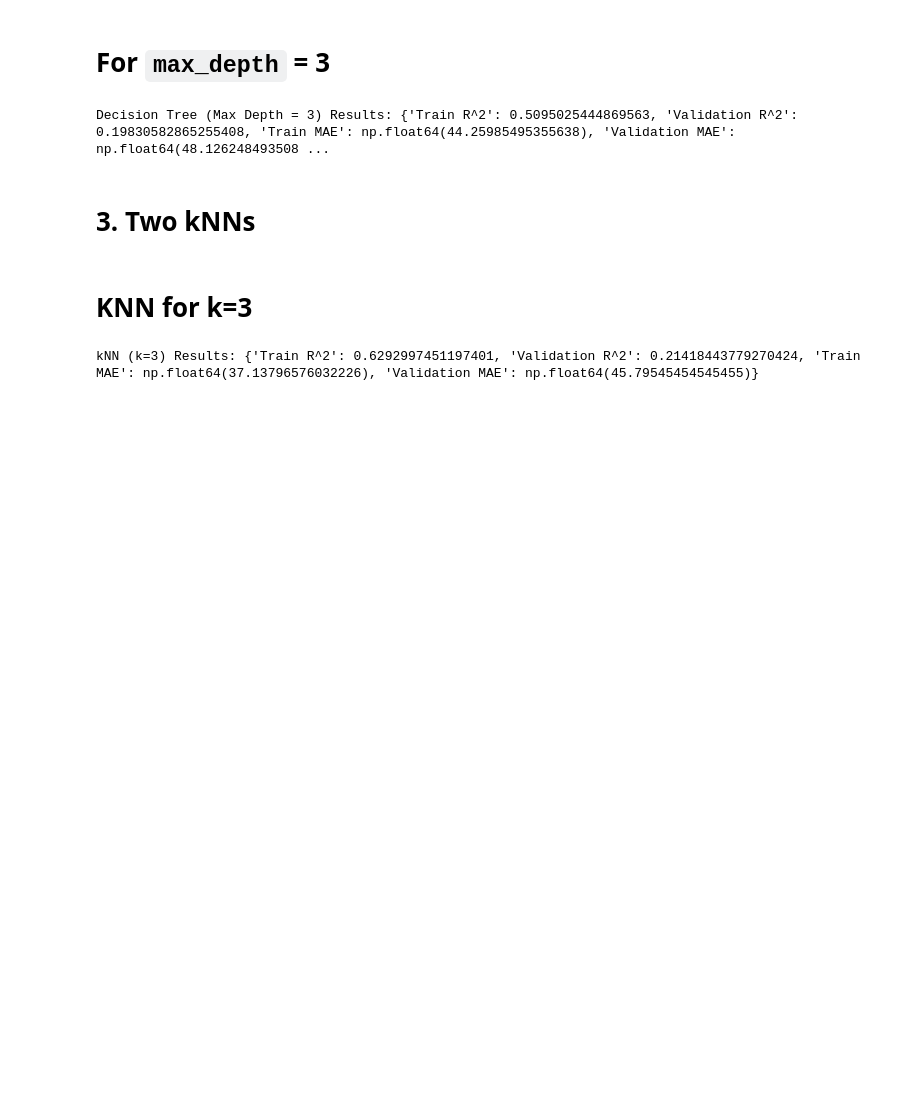
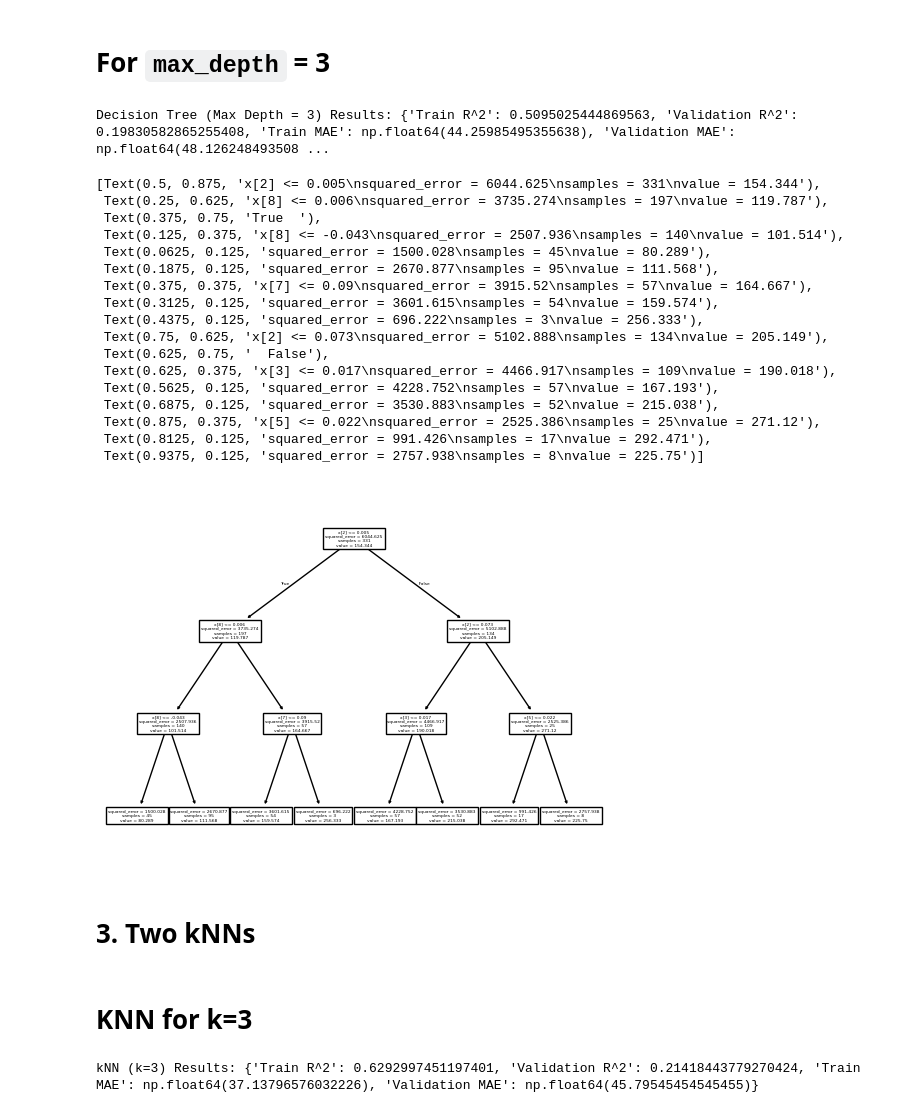
Before and after one commit to JB250101/FoundationalPub, a Jupyter notebook: Lab_2/BMI.ipynb, the cells around one changed output. Saved outputs shown, nothing was run; the diff lists cells and outputs as text; code cells hidden in the pictures; blank space fills up the shorter version.

```diff
--- a/Lab_2/BMI.ipynb
+++ b/Lab_2/BMI.ipynb
@@ -544,6 +566,27 @@ dt2_results = {
 print("Decision Tree (Max Depth = 3) Results:", dt2_results)
 # %% [output]
 Decision Tree (Max Depth = 3) Results: {'Train R^2': 0.5095025444869563, 'Validation R^2': 0.19830582865255408, 'Train MAE': np.float64(44.25985495355638), 'Validation MAE': np.float64(48.126248493508 ...
+# %%
+tree.plot_tree(dt_model2)
+# %% [output]
+[Text(0.5, 0.875, 'x[2] <= 0.005\nsquared_error = 6044.625\nsamples = 331\nvalue = 154.344'),
+ Text(0.25, 0.625, 'x[8] <= 0.006\nsquared_error = 3735.274\nsamples = 197\nvalue = 119.787'),
+ Text(0.375, 0.75, 'True  '),
+ Text(0.125, 0.375, 'x[8] <= -0.043\nsquared_error = 2507.936\nsamples = 140\nvalue = 101.514'),
+ Text(0.0625, 0.125, 'squared_error = 1500.028\nsamples = 45\nvalue = 80.289'),
+ Text(0.1875, 0.125, 'squared_error = 2670.877\nsamples = 95\nvalue = 111.568'),
+ Text(0.375, 0.375, 'x[7] <= 0.09\nsquared_error = 3915.52\nsamples = 57\nvalue = 164.667'),
+ Text(0.3125, 0.125, 'squared_error = 3601.615\nsamples = 54\nvalue = 159.574'),
+ Text(0.4375, 0.125, 'squared_error = 696.222\nsamples = 3\nvalue = 256.333'),
+ Text(0.75, 0.625, 'x[2] <= 0.073\nsquared_error = 5102.888\nsamples = 134\nvalue = 205.149'),
+ Text(0.625, 0.75, '  False'),
+ Text(0.625, 0.375, 'x[3] <= 0.017\nsquared_error = 4466.917\nsamples = 109\nvalue = 190.018'),
+ Text(0.5625, 0.125, 'squared_error = 4228.752\nsamples = 57\nvalue = 167.193'),
+ Text(0.6875, 0.125, 'squared_error = 3530.883\nsamples = 52\nvalue = 215.038'),
+ Text(0.875, 0.375, 'x[5] <= 0.022\nsquared_error = 2525.386\nsamples = 25\nvalue = 271.12'),
+ Text(0.8125, 0.125, 'squared_error = 991.426\nsamples = 17\nvalue = 292.471'),
+ Text(0.9375, 0.125, 'squared_error = 2757.938\nsamples = 8\nvalue = 225.75')]
+[figure, added]
 # %% [markdown]
 #    3. Two kNNs
 # %% [markdown]
```
Also changed, not shown: parts of 2 cells of this notebook.
